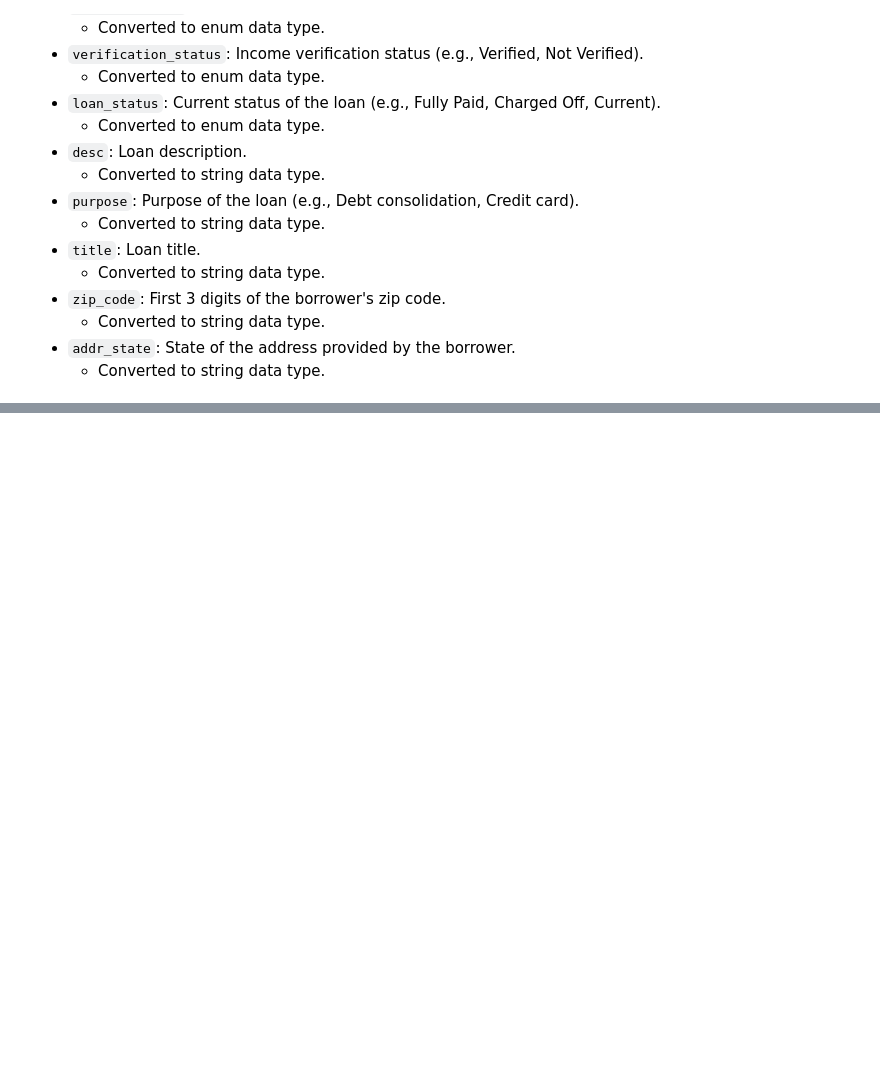
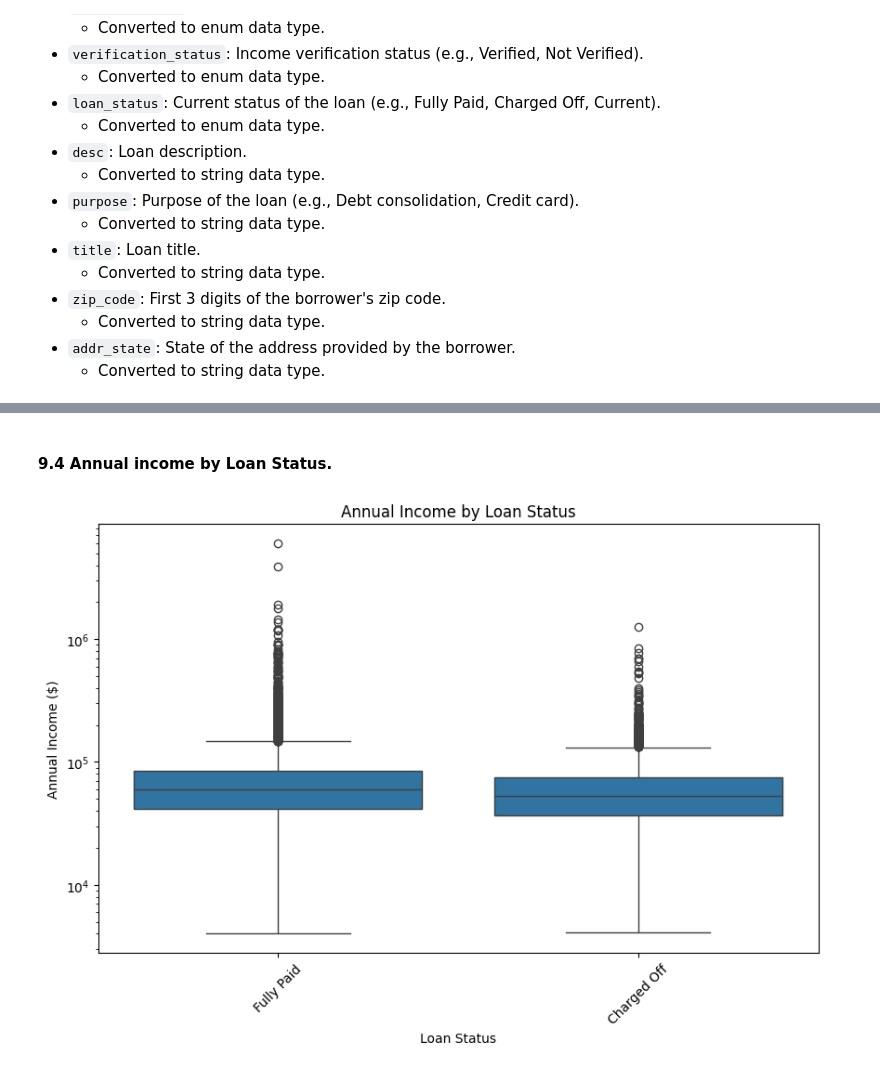
Before and after one commit to sachinbehl/LendingClubCaseStudy, a Jupyter notebook: LendingClubCaseStudy.ipynb, the cells around one changed output, grey strips where cells are left out. Cells and saved outputs as stored; diff of their text form; code cells hidden in the pictures; blank space fills up the shorter version.

```diff
--- a/LendingClubCaseStudy.ipynb
+++ b/LendingClubCaseStudy.ipynb
@@ -1653,0 +1729,14 @@ These categorical variables do not have a natural order or ranking.
+# %% [markdown]
+#### 9.4 Annual income by Loan Status.
+# %%
+# Create a box plot to visualize the distribution of annual income by loan status
+plt.figure(figsize=(10, 6))
+sns.boxplot(x='loan_status', y='annual_inc', data=df_filtered)
+plt.title('Annual Income by Loan Status')
+plt.xlabel('Loan Status')
+plt.ylabel('Annual Income ($)')
+plt.xticks(rotation=45)  # Rotate x labels for better readability
+plt.yscale('log')  # Use log scale as there are large variations in income
+plt.show()
+# %% [output]
+[figure, added]
```
Also changed, not shown: parts of 41 cells of this notebook.
